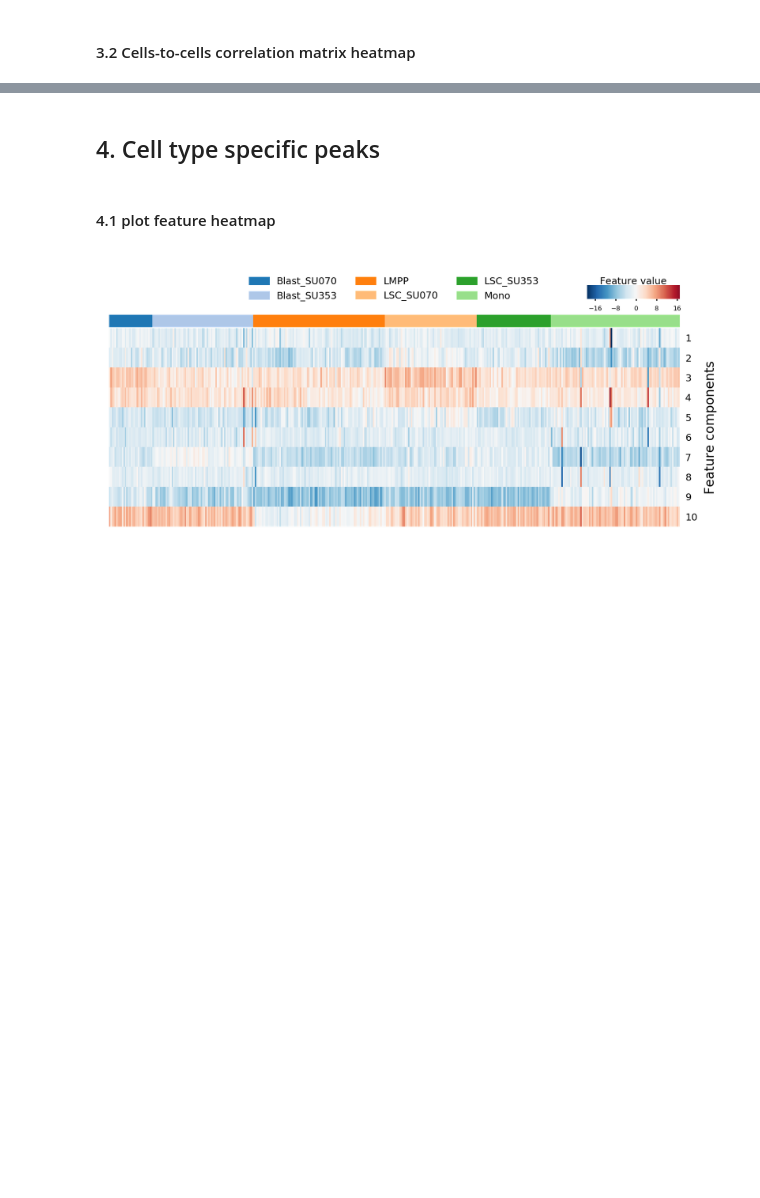
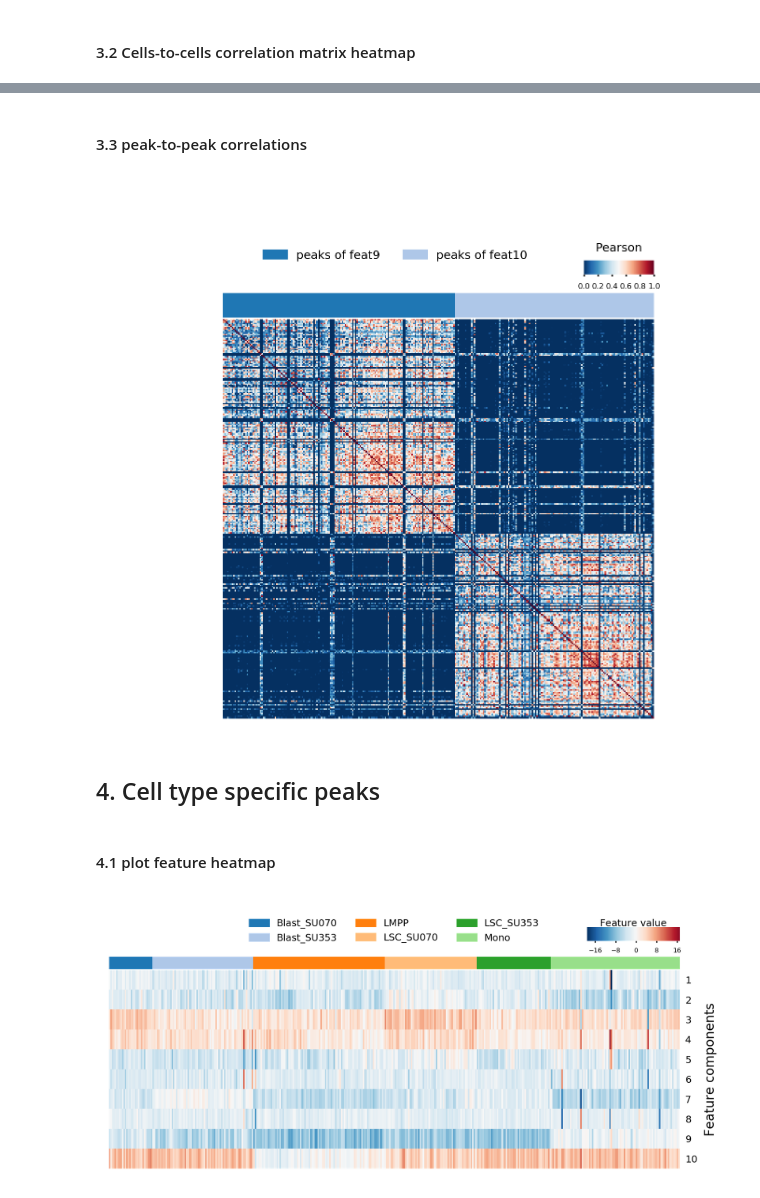
Before and after one commit to jsxlei/SCALE, a Jupyter notebook: notebooks/tutorial.ipynb, the cells around one changed output, grey strips where cells are left out. Drawn from its saved outputs; the diff is of its cells as text; code cells hidden in the pictures; blank space fills up the shorter version.

Commit message:
add peak correlation

```diff
--- a/notebooks/tutorial.ipynb
+++ b/notebooks/tutorial.ipynb
@@ -130,3 +130,12 @@ corr_heatmap(impute_data, ref, classes, figsize=(5,5))
+# %% [markdown]
+#### 3.3 peak-to-peak correlations
+# %%
+feats = [9, 10]
+concat_peak, feat_labels = concat_specific_peak(imputed_data, specific_peak_dir, feats=feats)
+corr_heatmap(concat_peak, feat_labels, ['peaks of feat'+str(feat) for feat in feats],
+                 ncol=2, vmin=0, center=0.5)
+# %% [output]
+[figure, added]
 # %% [markdown]
 ## 4. Cell type specific peaks
 # %% [markdown]
```
Also changed, not shown: parts of 5 cells of this notebook, 3 other files.
